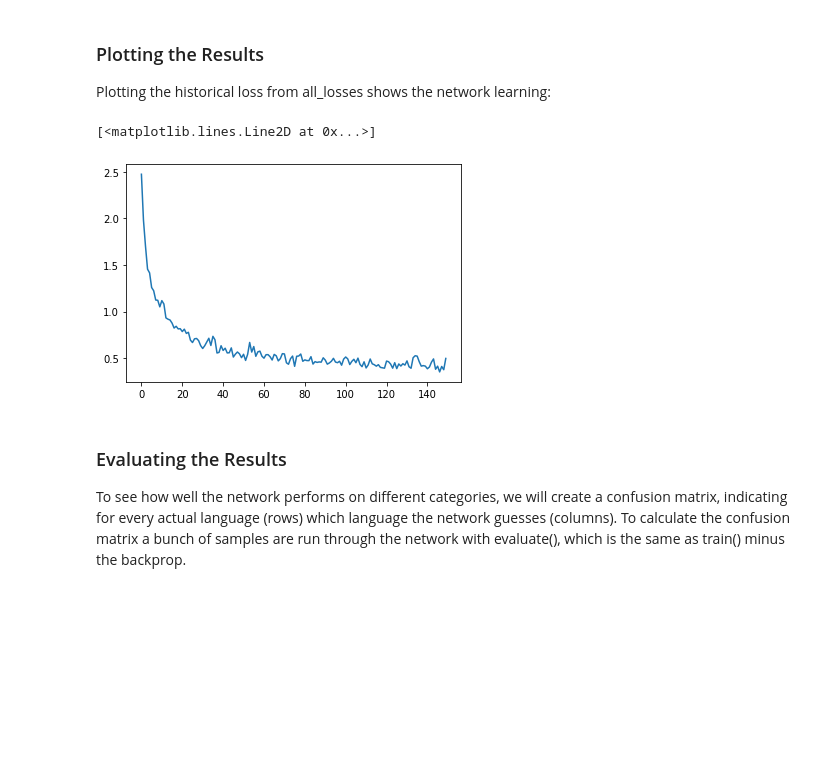
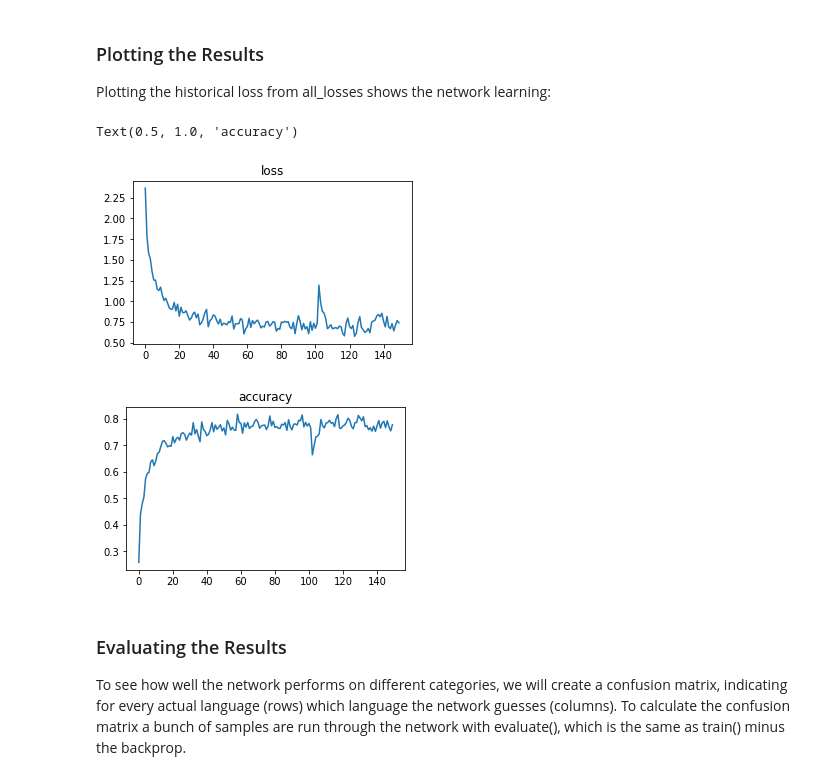
Before and after one commit to Stupid-wangnz/DL, a Jupyter notebook: RNN/rnn_pytorch_tutorial.ipynb, the cells around one changed output. Cells and saved outputs as stored; diff of their text form; code cells hidden in the pictures; blank space fills up the shorter version.

```diff
--- a/RNN/rnn_pytorch_tutorial.ipynb
+++ b/RNN/rnn_pytorch_tutorial.ipynb
@@ -267,8 +323,8 @@ Each loop of training will:
 - Back-propagate
 - Return the output and loss
 # %%
-model = lstm
-
+model = gru
+print(model)
 learning_rate = 0.005 # If you set this too high, it might explode. If too low, it might not learn
 optimizer = torch.optim.Adam(model.parameters(), lr=learning_rate)
 def train(category_tensor, line_tensor):
@@ -359,14 +432,17 @@ Plotting the historical loss from all_losses shows the network learning:
 # %%
 import matplotlib.pyplot as plt
 import matplotlib.ticker as ticker
 
-plt.figure()
+plt.figure(figsize=(5,3))
 plt.plot(all_losses)
-
+plt.title('loss')
+plt.figure(figsize=(5,3))
 plt.plot(all_acc)
+plt.title('accuracy')
 # %% [output]
-[<matplotlib.lines.Line2D at 0x...>]
+Text(0.5, 1.0, 'accuracy')
-[figure, old version]
+[figure, new version]
+[figure, added]
 # %% [markdown]
 ### Evaluating the Results
 To see how well the network performs on different categories, we will create a confusion matrix, indicating for every actual language (rows) which language the network guesses (columns). To calculate the confusion matrix a bunch of samples are run through the network with evaluate(), which is the same as train() minus the backprop.
```
Also changed, not shown: parts of 8 cells of this notebook, 8 other files.
